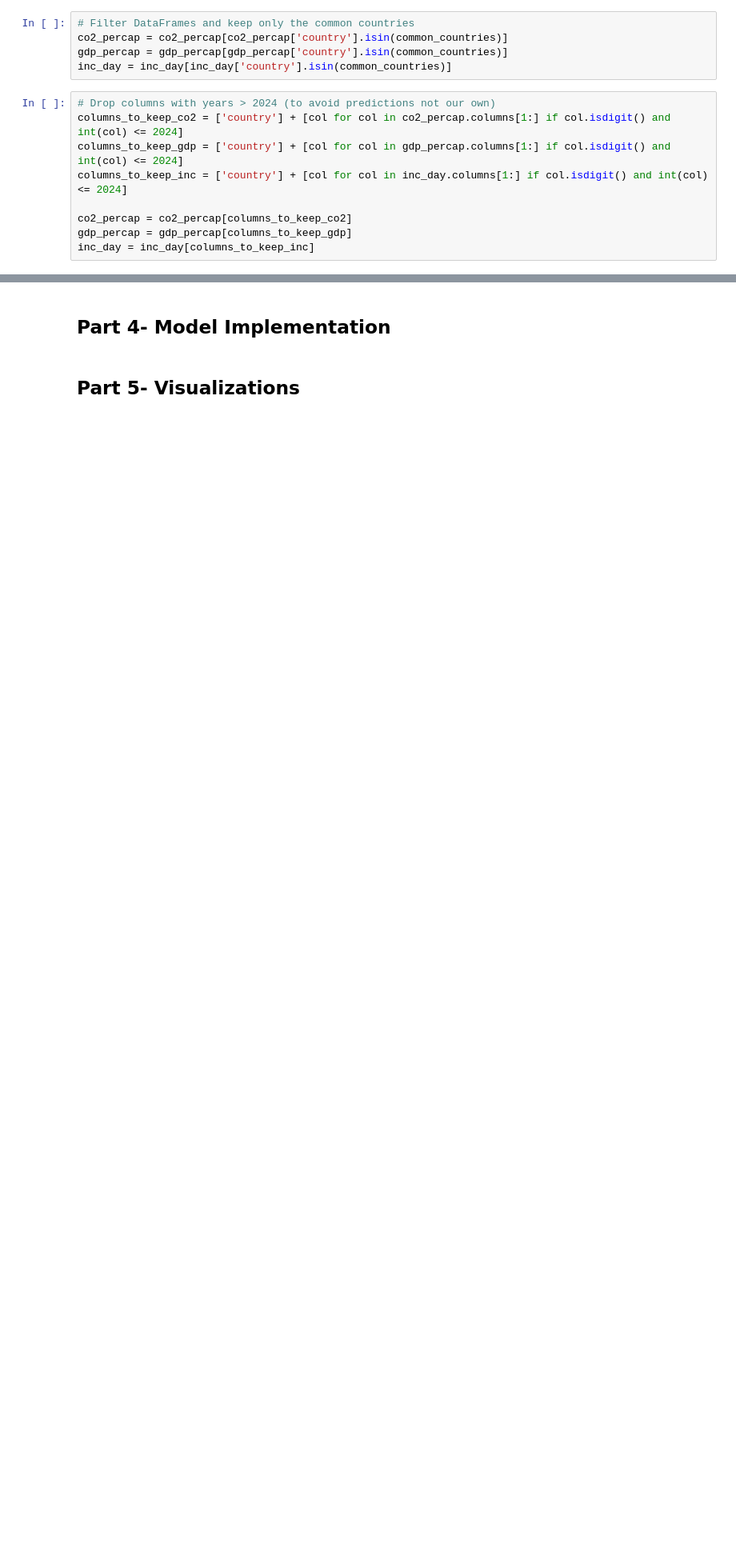
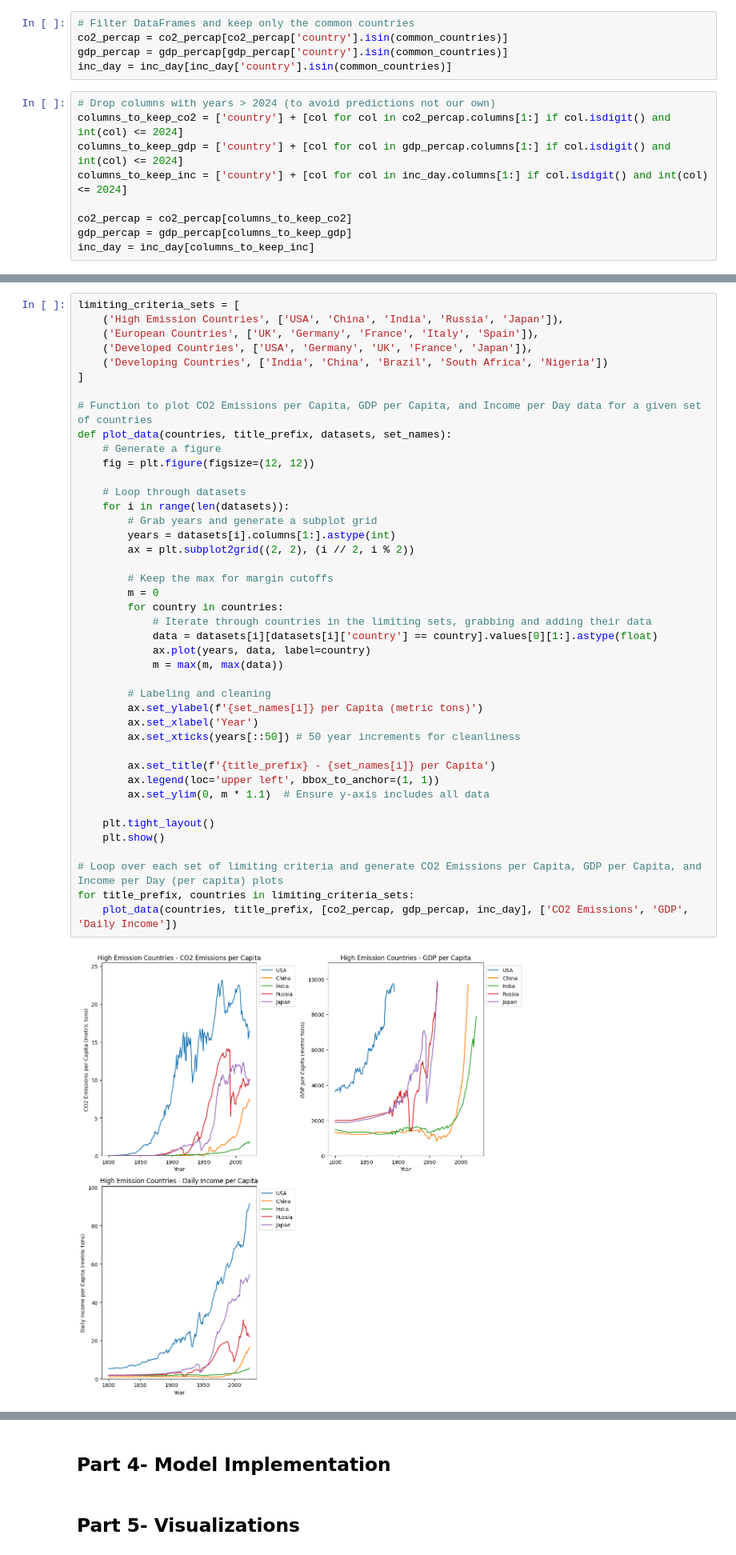
Before and after one commit to cj-sz/cmsc-320-final-project, a Jupyter notebook: project.ipynb, the cells around one changed output, grey strips where cells are left out. Shown at 80% size. Drawn from its saved outputs; the diff is of its cells as text; blank space fills up the shorter version.

```diff
--- a/project.ipynb
+++ b/project.ipynb
@@ -175,0 +260,44 @@ Filtered CO2 Per Capita Consumption Data:
+# %%
+limiting_criteria_sets = [
+    ('High Emission Countries', ['USA', 'China', 'India', 'Russia', 'Japan']),
+    ('European Countries', ['UK', 'Germany', 'France', 'Italy', 'Spain']),
+    ('Developed Countries', ['USA', 'Germany', 'UK', 'France', 'Japan']),
+    ('Developing Countries', ['India', 'China', 'Brazil', 'South Africa', 'Nigeria'])
+]
+
+# Function to plot CO2 Emissions per Capita, GDP per Capita, and Income per Day data for a given set of countries
+def plot_data(countries, title_prefix, datasets, set_names):
+    # Generate a figure
+    fig = plt.figure(figsize=(12, 12))
+
+    # Loop through datasets
+    for i in range(len(datasets)):
+        # Grab years and generate a subplot grid
+        years = datasets[i].columns[1:].astype(int)
+        ax = plt.subplot2grid((2, 2), (i // 2, i % 2))
+
+        # Keep the max for margin cutoffs
+        m = 0
+        for country in countries:
+            # Iterate through countries in the limiting sets, grabbing and adding their data
+            data = datasets[i][datasets[i]['country'] == country].values[0][1:].astype(float)
+            ax.plot(years, data, label=country)
+            m = max(m, max(data))
+
+        # Labeling and cleaning
+        ax.set_ylabel(f'{set_names[i]} per Capita (metric tons)')
+        ax.set_xlabel('Year')
+        ax.set_xticks(years[::50]) # 50 year increments for cleanliness
+
+        ax.set_title(f'{title_prefix} - {set_names[i]} per Capita')
+        ax.legend(loc='upper left', bbox_to_anchor=(1, 1))
+        ax.set_ylim(0, m * 1.1)  # Ensure y-axis includes all data
+
+    plt.tight_layout()
+    plt.show()
+
+# Loop over each set of limiting criteria and generate CO2 Emissions per Capita, GDP per Capita, and Income per Day (per capita) plots
+for title_prefix, countries in limiting_criteria_sets:
+    plot_data(countries, title_prefix, [co2_percap, gdp_percap, inc_day], ['CO2 Emissions', 'GDP', 'Daily Income'])
+# %% [output]
+[figure, added]
```
Also changed, not shown: parts of 10 cells of this notebook.
